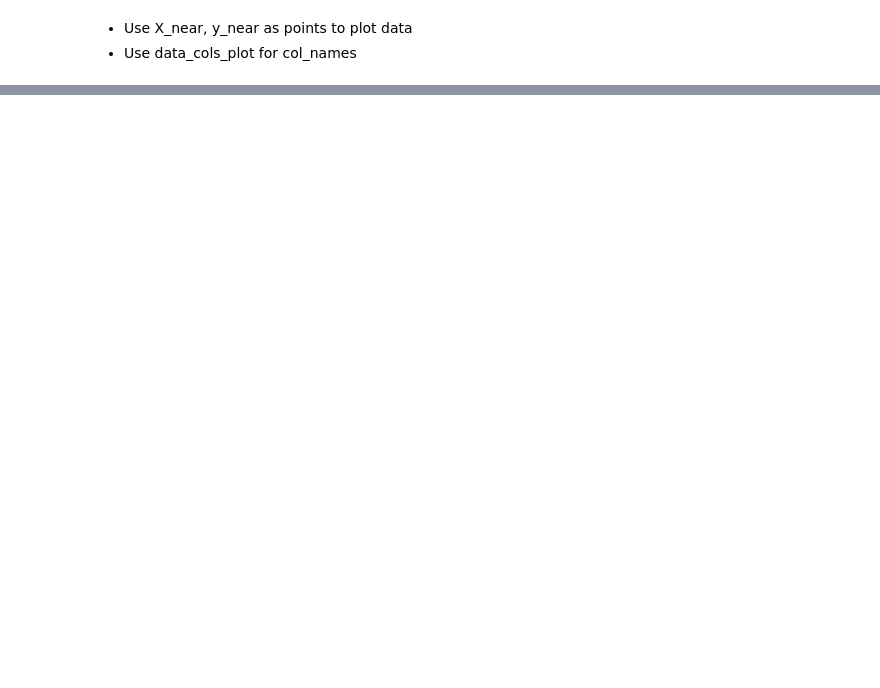
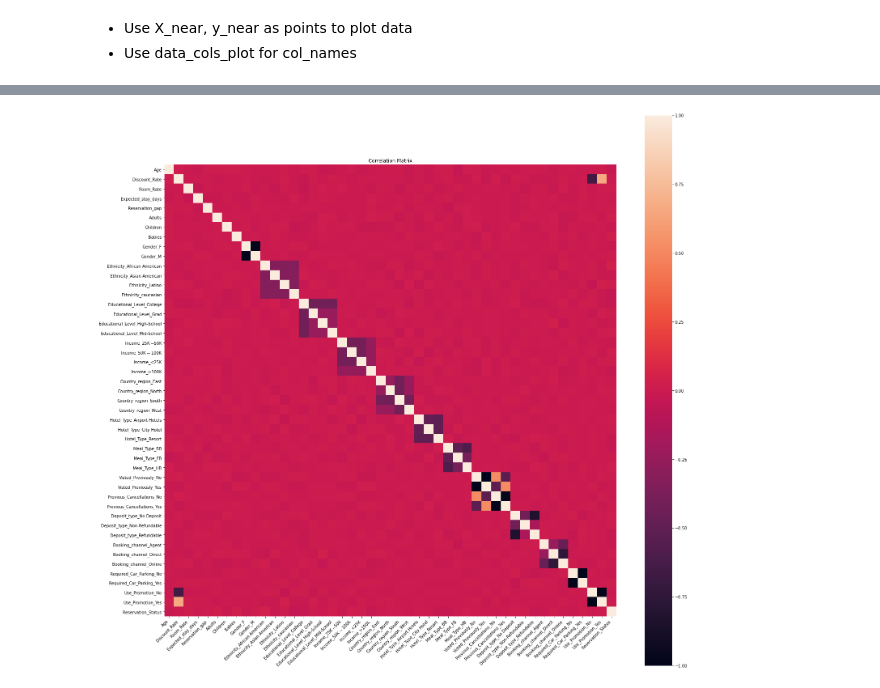
Before and after one commit to Vaseekaran-V/SC-DataStorm-2, a Jupyter notebook: Day_3/For Plotting - Niroshan.ipynb, the cells around one changed output, grey strips where cells are left out. Drawn from its saved outputs; the diff is of its cells as text; code cells hidden in the pictures; blank space fills up the shorter version.

```diff
--- a/Day_3/For Plotting - Niroshan.ipynb
+++ b/Day_3/For Plotting - Niroshan.ipynb
@@ -225,3 +225,6 @@ print(unique_near)
 # %% [markdown]
 - Use X_near, y_near as points to plot data
 - Use data_cols_plot for col_names
+# %%
+correlation_df = pd.DataFrame(X_near,columns=data_cols_plot)
+correlation_df
@@ -227,0 +245,3 @@ print(unique_near)
+# %%
+correlation_df["Reservation_Status"] = y_near
+correlation_df.head()
@@ -227,0 +256,16 @@ print(unique_near)
+# %%
+fig, ax0 = plt.subplots(figsize=(25,25))
+ax = sns.heatmap(correlation_df.corr(),
+                #annot=True,
+                #cmap=sns.diverging_palette(20, 220, n=200),
+                square=True,
+                 ax=ax0)
+ax.set_xticklabels(
+    ax.get_xticklabels(),
+    rotation=45,
+    horizontalalignment='right'
+);
+ax.set(title="Correlation Matrix")
+plt.show()
+# %% [output]
+[figure, added]
```
Also changed, not shown: parts of 3 cells of this notebook, 2 other files.
